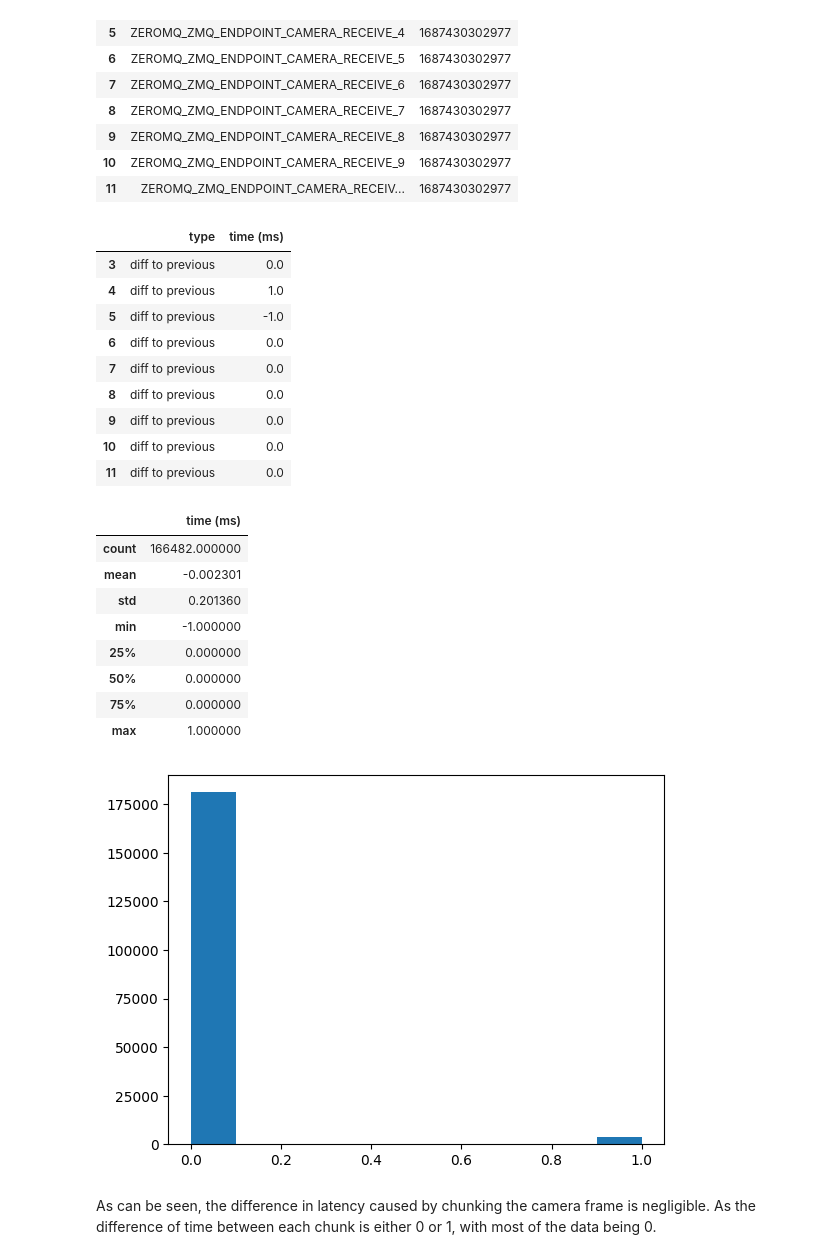
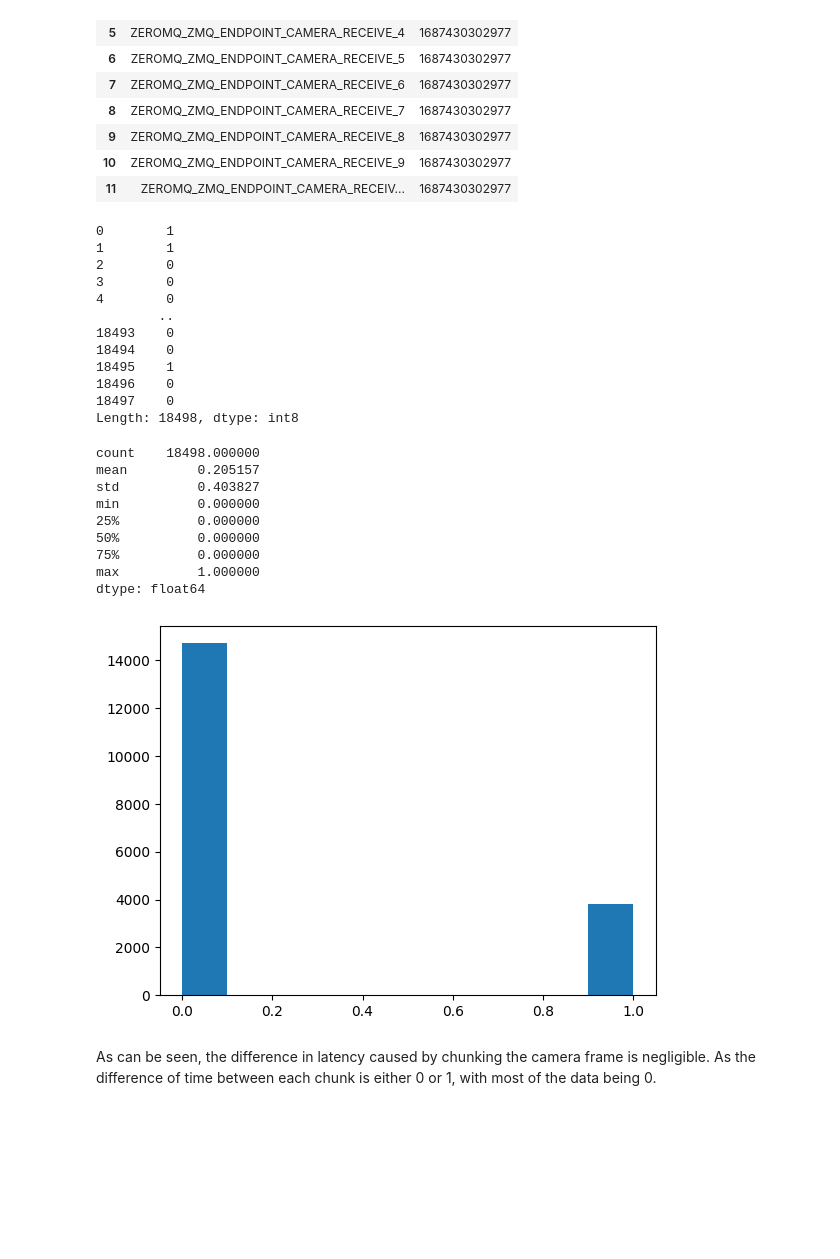
Before and after one commit to jspmarc/final-project-data, a Jupyter notebook: reader.ipynb, the cells around one changed output. Drawn from its saved outputs; the diff is of its cells as text; code cells hidden in the pictures; blank space fills up the shorter version.

Commit message:
old HILS latency data

```diff
--- a/reader.ipynb
+++ b/reader.ipynb
@@ -106,6 +106,8 @@ This section shows the difference in time received for each chunk of camera data
 rkb_log_time = pd.read_csv(DATA_RKB_PREFIX + "log_time.csv", names=COLS, header=None)
 valid_types = [f"ZEROMQ_ZMQ_ENDPOINT_CAMERA_RECEIVE_{i}" for i in range(100)]
 # %%
+receive_time = pd.DataFrame(columns = COLS)
+receive_time[COLS[0]] = rkb_log_time[COLS[0]]
 receive_time[COLS[1]] = np.floor(rkb_log_time[COLS[1]] / 1_000_000).astype(np.uint64)
 receive_time = receive_time[receive_time[COLS[0]].isin(valid_types)]
 # %%
@@ -126,40 +128,46 @@ receive_time.head(11)
 # %%
 receive_time_chunks = np.array_split(receive_time, receive_time.shape[0] / 11)
 # %%
-for chunk in receive_time_chunks:
-    chunk[COLS[0]] = "diff to previous"
+receive_time_diff_sums = np.ndarray((len(receive_time_chunks),), dtype=np.int8)
+for i in range(len(receive_time_chunks)):
+    chunk = receive_time_chunks[i]
     chunk[COLS[1]] = chunk[COLS[1]].diff()
     chunk.dropna(inplace=True)
-receive_time_chunks[0]
+    receive_time_diff_sums[i] = chunk[COLS[1]].sum()
+# receive_time_chunks[0]
+receive_time_diff_sums = pd.Series(receive_time_diff_sums)
+receive_time_diff_sums
 # %% [output]
-|  | type | time (ms) |
-| 3 | diff to previous | 0.0 |
-| 4 | diff to previous | 1.0 |
-| 5 | diff to previous | -1.0 |
-| 6 | diff to previous | 0.0 |
-| 7 | diff to previous | 0.0 |
-| 8 | diff to previous | 0.0 |
-| 9 | diff to previous | 0.0 |
-| 10 | diff to previous | 0.0 |
-| 11 | diff to previous | 0.0 |
+0        1
+1        1
+2        0
+3        0
+4        0
+        ..
+18493    0
+18494    0
+18495    1
+18496    0
+18497    0
+Length: 18498, dtype: int8
 # %%
-receive_time_diff = pd.concat(receive_time_chunks)
-receive_time_diff.describe()
+receive_time_diff_sums_df = pd.Series(sums)
+receive_time_diff_sums_df.describe()
 # %% [output]
-|  | time (ms) |
-| count | 166482.000000 |
-| mean | -0.002301 |
-| std | 0.201360 |
-| min | -1.000000 |
-| 25% | 0.000000 |
-| 50% | 0.000000 |
-| 75% | 0.000000 |
-| max | 1.000000 |
+count    18498.000000
+mean         0.205157
+std          0.403827
+min          0.000000
+25%          0.000000
+50%          0.000000
+75%          0.000000
+max          1.000000
+dtype: float64
 # %%
-plt.hist(receive_time_diff[COLS[1]])
+plt.hist(receive_time_diff_sums)
 plt.show()
 # %% [output]
-[figure, old version]
+[figure, new version]
 # %% [markdown]
 As can be seen, the difference in latency caused by chunking the camera frame is negligible. As the difference of time between each chunk is either 0 or 1, with most of the data being 0.
 # %% [markdown]
```
Also changed, not shown: parts of 5 cells of this notebook.
